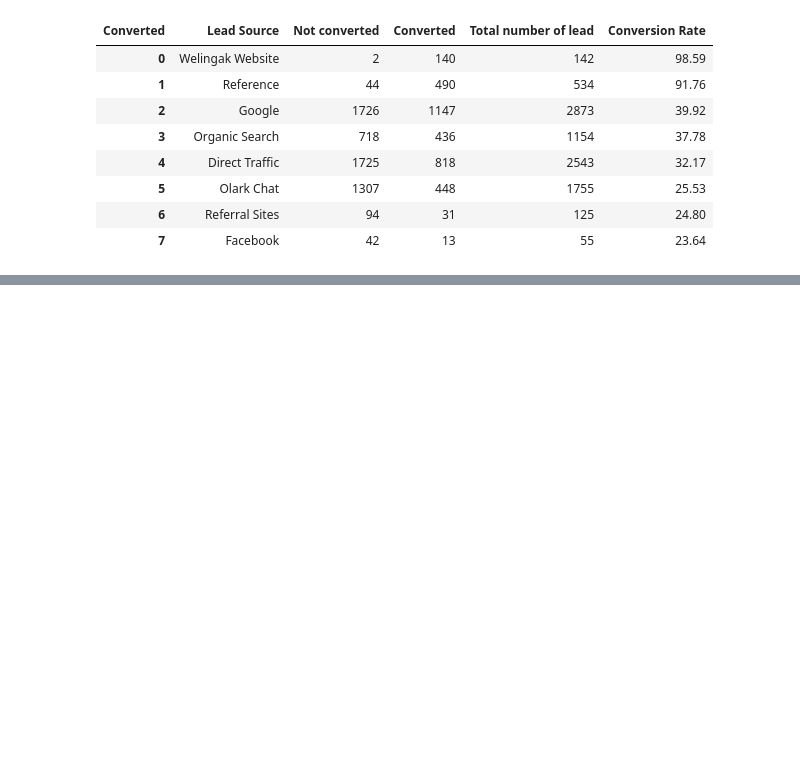
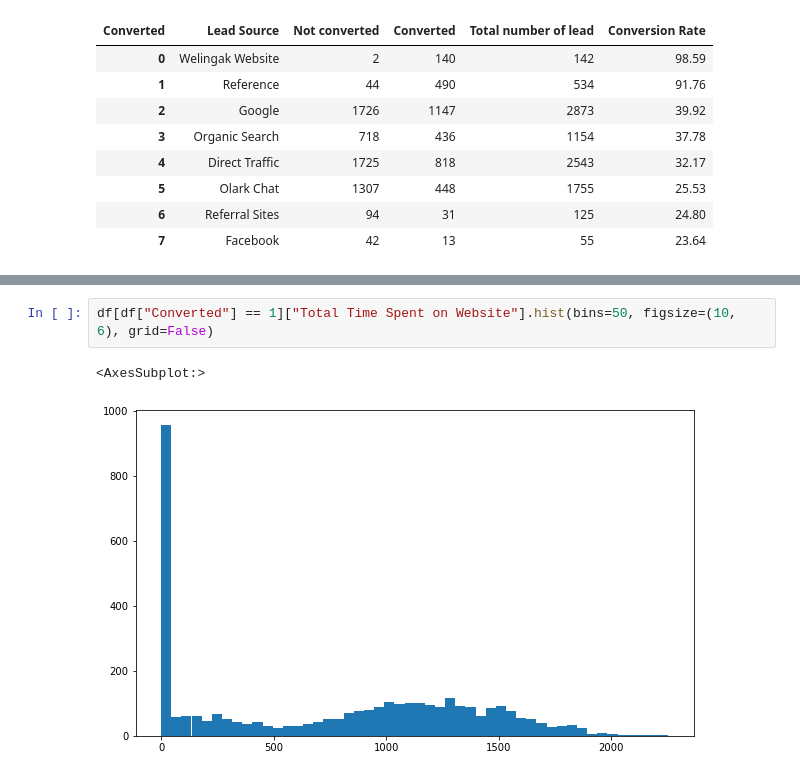
Before and after one commit to hyunjun33/Funnel_Analysis, a Jupyter notebook: Acquisition Analysis.ipynb, the cells around one changed output, grey strips where cells are left out. Saved outputs shown, nothing was run; the diff lists cells and outputs as text; blank space fills up the shorter version.

```diff
--- a/Acquisition Analysis.ipynb
+++ b/Acquisition Analysis.ipynb
@@ -181,0 +209,5 @@ grouped
+# %%
+df[df["Converted"] == 1]["Total Time Spent on Website"].hist(bins=50, figsize=(10, 6), grid=False)
+# %% [output]
+<AxesSubplot:>
+[figure, added]
```
Also changed, not shown: parts of 19 cells of this notebook.
